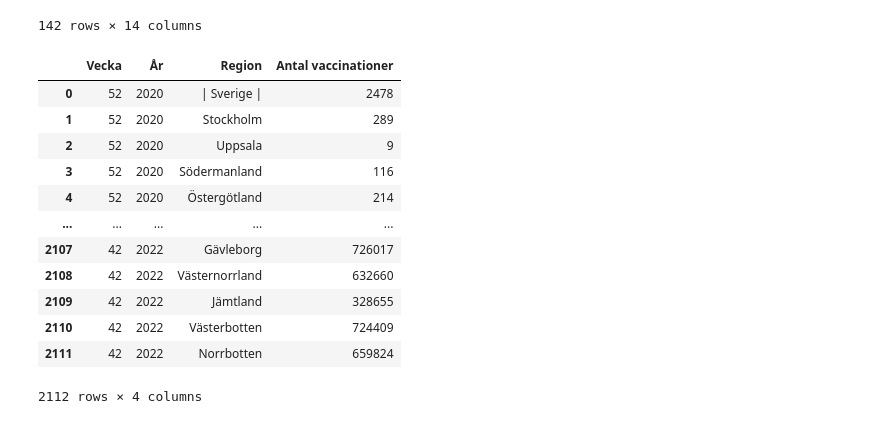
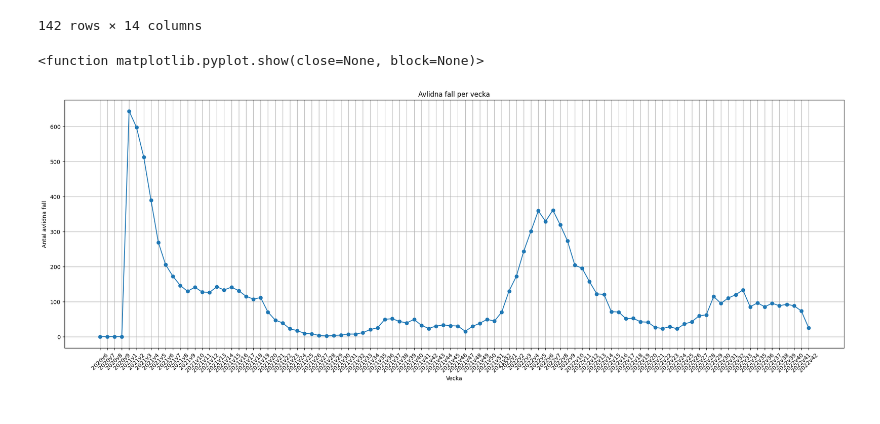
Before and after one commit to SFredin1/Databehandling-AI23-SEBASTIAN-FREDIN, a Jupyter notebook: Labb/Lab.ipynb, the cells around one changed output. Saved outputs shown, nothing was run; the diff lists cells and outputs as text; code cells hidden in the pictures.

```diff
--- a/Labb/Lab.ipynb
+++ b/Labb/Lab.ipynb
@@ -81,5 +85,8 @@ fhm_covid.value_counts()
       44           18474             179                         268                           133330          1291                59                              2754                       82         ...
 2022  42           3279              32                          65                            2609725         25144               17                              9539                       25         ...
 Name: count, Length: 142, dtype: int64
-# %%
-fhm_covid['Vecka'] = fhm_covid['år'] + fhm_covid['veckonummer']
+# %%
+# Combine columns 'år' and 'veckonummer' to 'Vecka'
+fhm_covid['Vecka'] = fhm_covid['år'].astype(str) + 'v' + fhm_covid['veckonummer'].astype(str)
+
+print(fhm_covid[['Vecka']])
@@ -99,19 +121,3 @@ fhm_covid
 | 140 | 2022 | 41 | 3408 | 33 | 72 | 2606446 | ... |
 | 141 | 2022 | 42 | 3279 | 32 | 65 | 2609725 | ... |
 142 rows × 14 columns
-# %%
-fhm_covid_vaccine
-# %% [output]
-|  | Vecka | År | Region | Antal vaccinationer |
-| 0 | 52 | 2020 | | Sverige | | 2478 |
-| 1 | 52 | 2020 | Stockholm | 289 |
-| 2 | 52 | 2020 | Uppsala | 9 |
-| 3 | 52 | 2020 | Södermanland | 116 |
-| 4 | 52 | 2020 | Östergötland | 214 |
-| ... | ... | ... | ... | ... |
-| 2107 | 42 | 2022 | Gävleborg | 726017 |
-| 2108 | 42 | 2022 | Västernorrland | 632660 |
-| 2109 | 42 | 2022 | Jämtland | 328655 |
-| 2110 | 42 | 2022 | Västerbotten | 724409 |
-| 2111 | 42 | 2022 | Norrbotten | 659824 |
-2112 rows × 4 columns
@@ -119,0 +124,23 @@ pd.set_option("display.max_columns", 23)
+# %%
+# Draw line graph for deceased per week, week 2020v6 to now (matplotlib)
+
+# Filter data from "2020v6" to most recent data
+start_week = "2020v6"
+end_week = fhm_covid["Vecka"].max()
+
+fhm_covid_filtered = fhm_covid[fhm_covid["Vecka"] >= start_week]
+
+# Create line graph
+plt.figure(figsize=(25, 8))
+
+plt.plot(fhm_covid_filtered["Vecka"], fhm_covid_filtered["Antal_avlidna_vecka"], marker='o', linestyle='-')
+plt.title("Avlidna fall per vecka")
+plt.xlabel("Vecka")
+plt.xticks(rotation=45)
+plt.ylabel("Antal avlidna fall")
+plt.grid(True)
+
+plt.show
+# %% [output]
+<function matplotlib.pyplot.show(close=None, block=None)>
+[figure, added]
```
Also changed, not shown: parts of 17 cells of this notebook.
